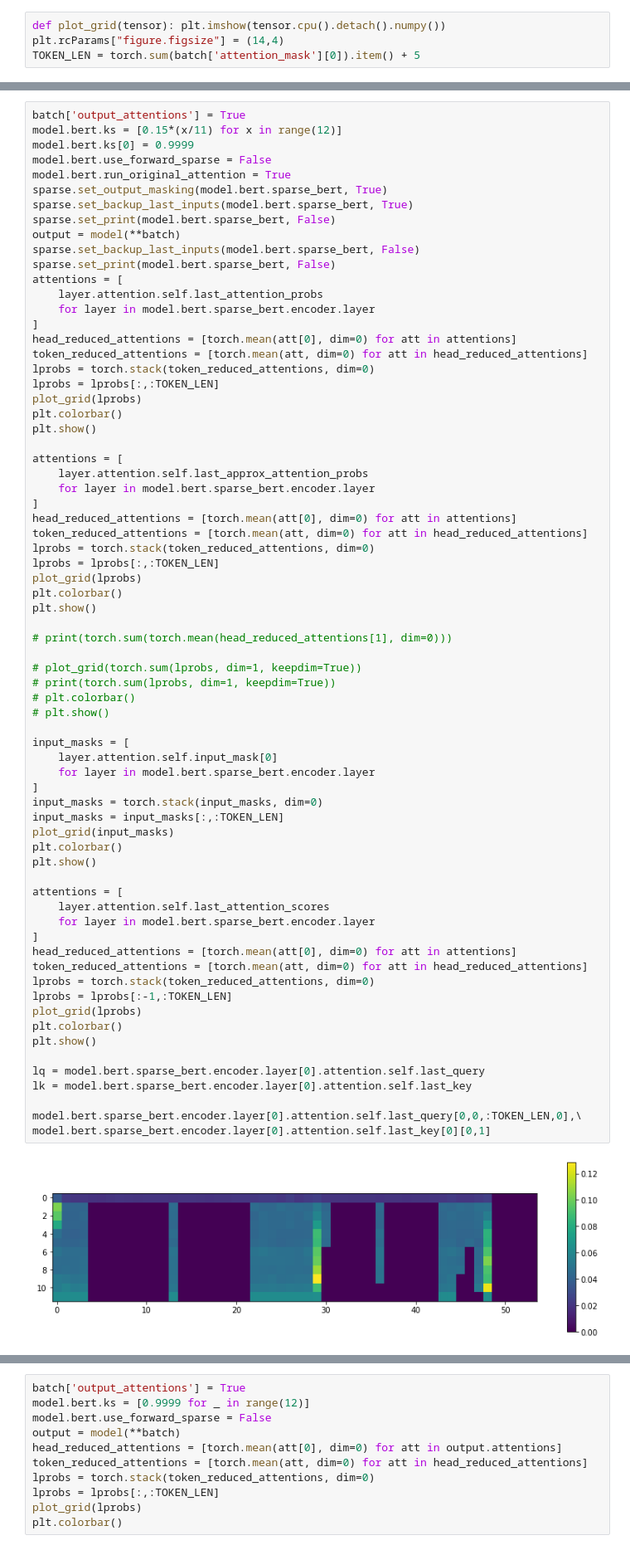
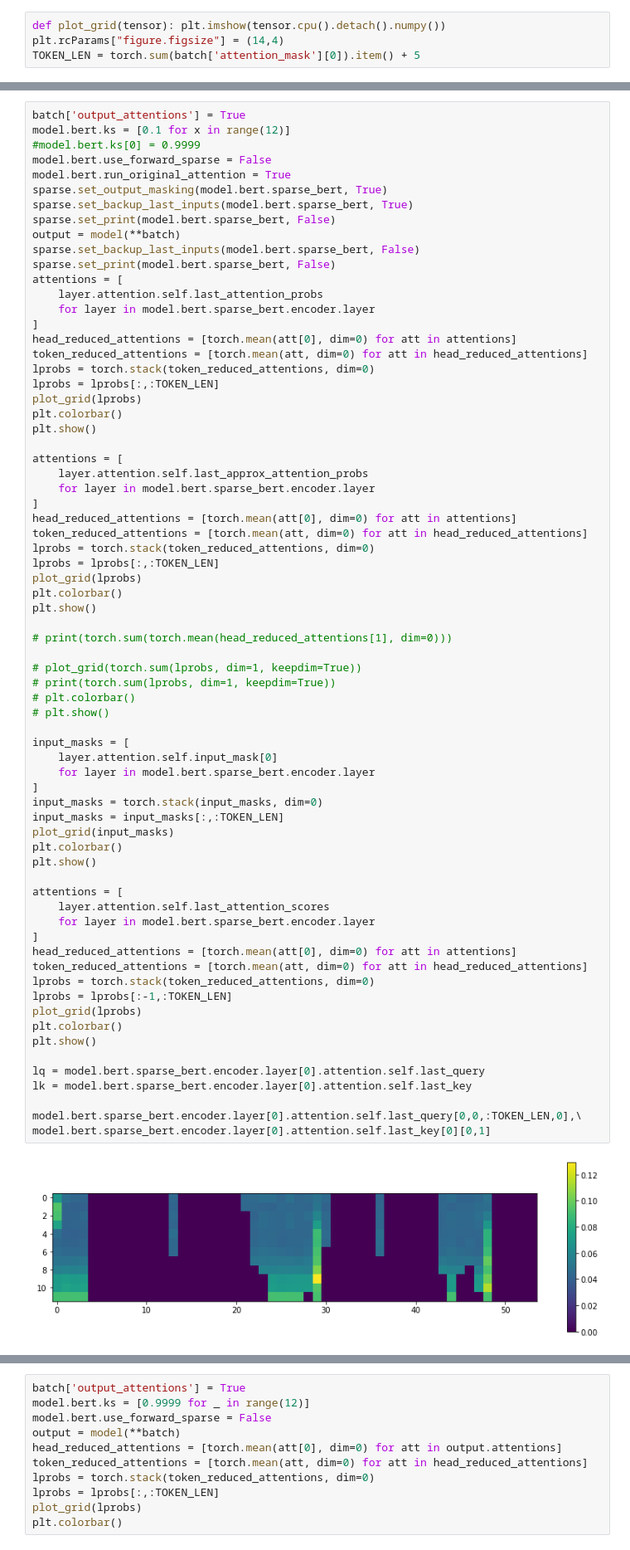
Before and after one commit to gmlwns2000/sttabt, a Jupyter notebook: glue_attention_analysis_indices_acc.ipynb, the cells around one changed output, grey strips where cells are left out. Shown at 83% size. Saved outputs shown, nothing was run; the diff lists cells and outputs as text.

```diff
--- a/glue_attention_analysis_indices_acc.ipynb
+++ b/glue_attention_analysis_indices_acc.ipynb
@@ -46,7 +134,7 @@ TOKEN_LEN = torch.sum(batch['attention_mask'][0]).item() + 5
 # %%
 batch['output_attentions'] = True
-model.bert.ks = [0.15*(x/11) for x in range(12)]
-model.bert.ks[0] = 0.9999
+model.bert.ks = [0.1 for x in range(12)]
+#model.bert.ks[0] = 0.9999
 model.bert.use_forward_sparse = False
 model.bert.run_original_attention = True
 sparse.set_output_masking(model.bert.sparse_bert, True)
@@ -87,32 +175,32 @@ plt.show()
 # plt.show()
 
 input_masks = [
     layer.attention.self.input_mask[0]
     for layer in model.bert.sparse_bert.encoder.layer
 ]
 input_masks = torch.stack(input_masks, dim=0)
 input_masks = input_masks[:,:TOKEN_LEN]
 plot_grid(input_masks)
 plt.colorbar()
 plt.show()
 
 attentions = [
     layer.attention.self.last_attention_scores
     for layer in model.bert.sparse_bert.encoder.layer
 ]
 head_reduced_attentions = [torch.mean(att[0], dim=0) for att in attentions]
 token_reduced_attentions = [torch.mean(att, dim=0) for att in head_reduced_attentions]
 lprobs = torch.stack(token_reduced_attentions, dim=0)
 lprobs = lprobs[:-1,:TOKEN_LEN]
 plot_grid(lprobs)
 plt.colorbar()
 plt.show()
 
 lq = model.bert.sparse_bert.encoder.layer[0].attention.self.last_query
 lk = model.bert.sparse_bert.encoder.layer[0].attention.self.last_key
 
 model.bert.sparse_bert.encoder.layer[0].attention.self.last_query[0,0,:TOKEN_LEN,0],\
 model.bert.sparse_bert.encoder.layer[0].attention.self.last_key[0][0,1]
 # %% [output]
-[figure, old version]
+[figure, new version]
 [figure]
```
Also changed, not shown: parts of 6 cells of this notebook, 2 other files.
